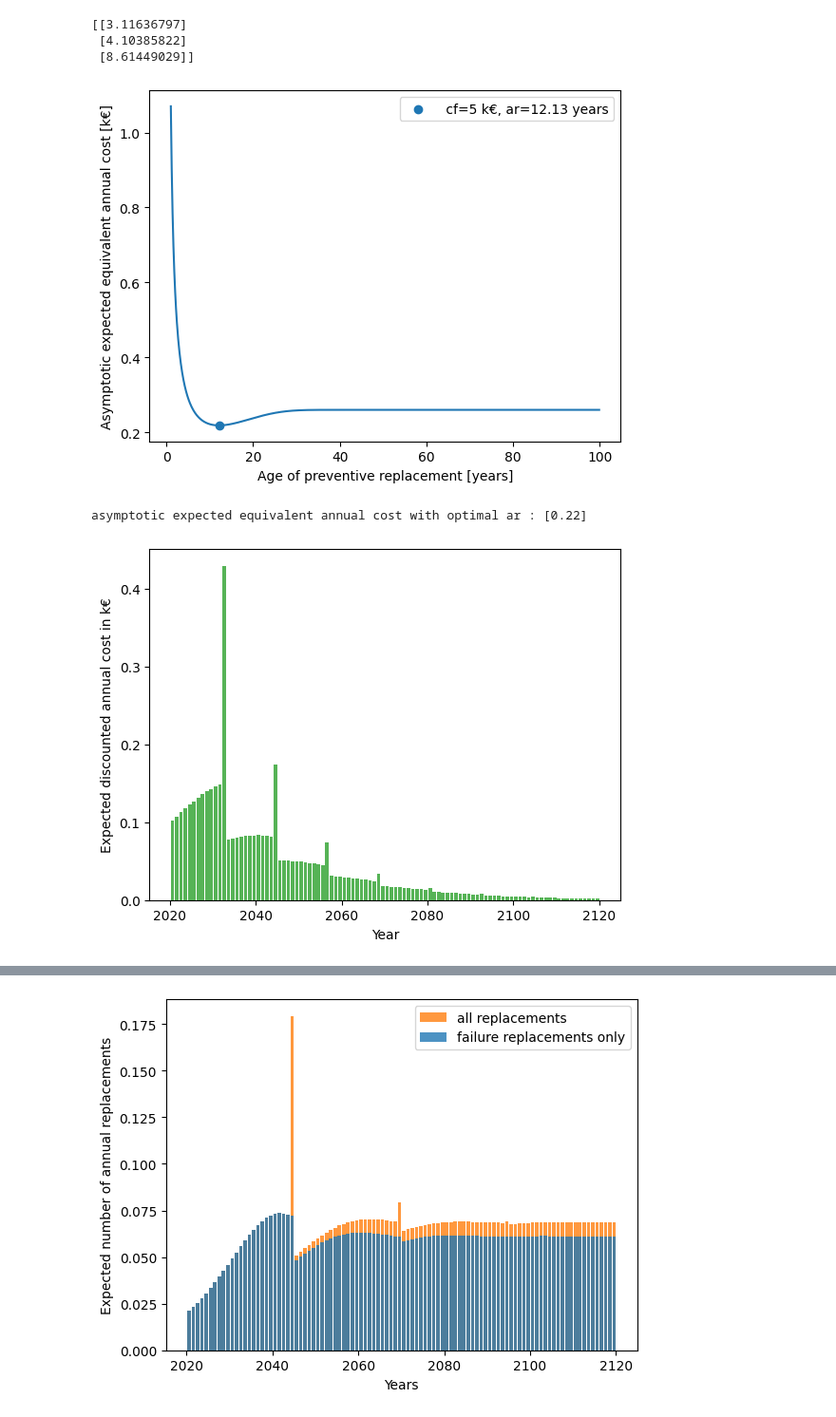
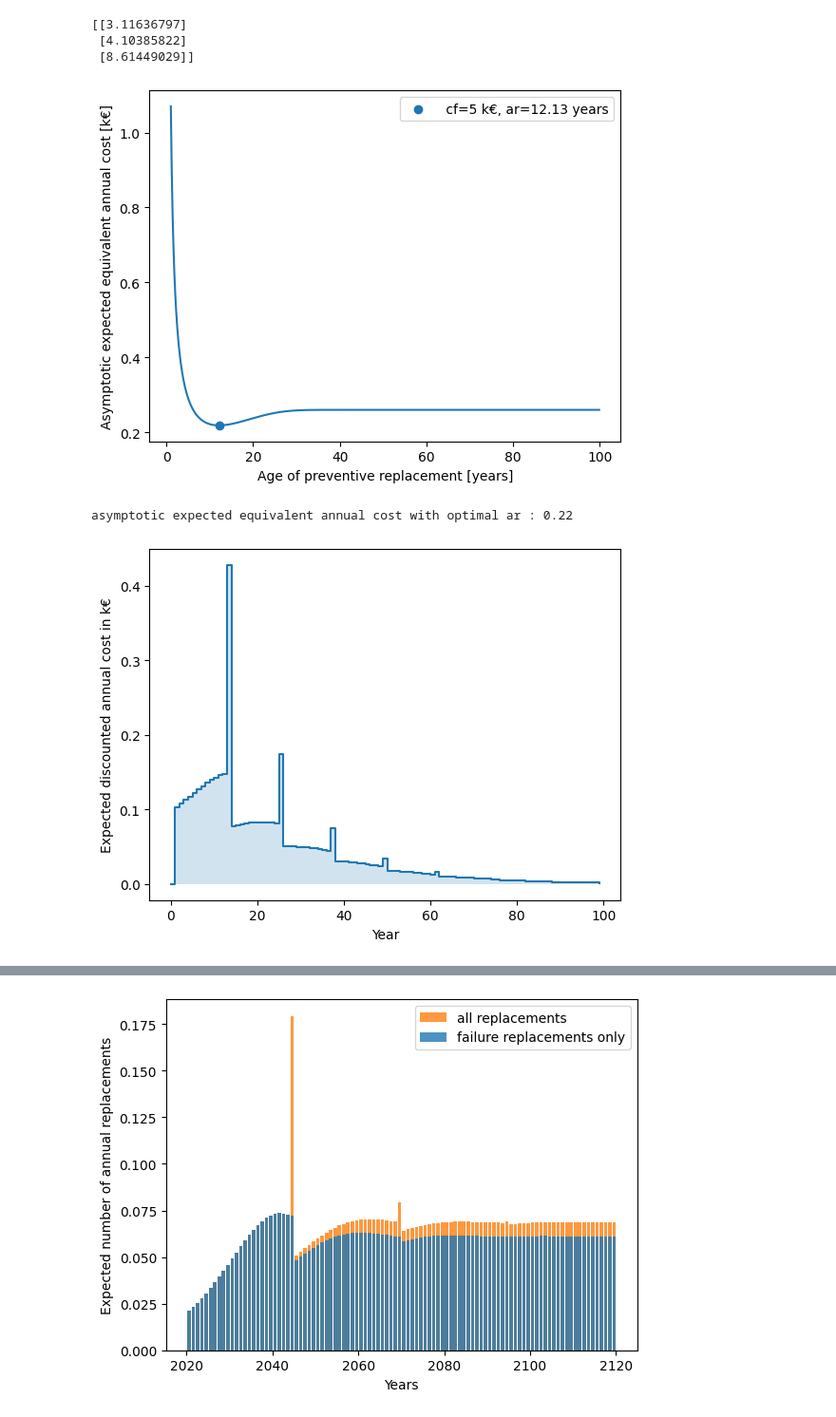
Before and after one commit to rte-france/relife, a Jupyter notebook: doc/source/user_guide/demo_financial_analysis.ipynb, the cells around one changed output, grey strips where cells are left out. Shown at 95% size. Drawn from its saved outputs; the diff is of its cells as text; code cells hidden in the pictures.

```diff
--- a/doc/source/user_guide/demo_financial_analysis.ipynb
+++ b/doc/source/user_guide/demo_financial_analysis.ipynb
@@ -57,38 +56,38 @@ print(optimal_ar)
  [4.10385822]
  [8.61449029]]
 # %%
+cf = 5
 cp = 1
-cf = 5
+costs= {"cf" :cf, "cp" :cp}
 discounting_rate = 0.05
+ar = np.arange(1, 100, 0.1)
+nb_assets = ar.shape[0]
 
-ar = np.arange(1, 100, 0.1).reshape(-1, 1)  # range of ar
-za = AgeReplacementPolicy(
-    distrib, cf=cf, cp=cp, ar=ar, discounting_rate=discounting_rate, nb_assets=ar.shape[0]
-).asymptotic_expected_equivalent_annual_cost()
-ar_policy = AgeReplacementPolicy(distrib, cf=cf, cp=cp, discounting_rate=discounting_rate).fit()
+parametrized_ar_policy = renewal_policy(model, costs=costs, ar=ar, discounting_rate=discounting_rate, nb_assets=nb_assets)
+za = parametrized_ar_policy.asymptotic_expected_equivalent_annual_cost()
+
+ar_policy = renewal_policy(model, costs=costs, discounting_rate=discounting_rate, nb_assets=1).optimize()
 ar_opt = ar_policy.ar  # optimal ar
 za_opt = ar_policy.asymptotic_expected_equivalent_annual_cost()
 plt.plot(ar, za)
-plt.scatter(ar_opt, za_opt, label=f" cf={cf} k€, ar={np.round(ar_opt, 2)[0]} years")
+plt.scatter(ar_opt, za_opt, label=f" cf={cf} k€, ar={np.round(ar_opt, 2).item()} years")
 plt.xlabel("Age of preventive replacement [years]")
 plt.ylabel("Asymptotic expected equivalent annual cost [k€]")
 plt.legend()
 plt.show()
-print("asymptotic expected equivalent annual cost with optimal ar :", np.round(za_opt, 2)[0])
+print("asymptotic expected equivalent annual cost with optimal ar :", np.round(za_opt, 2))
 # %% [output]
 [figure]
-asymptotic expected equivalent annual cost with optimal ar : [0.22]
+asymptotic expected equivalent annual cost with optimal ar : 0.22
-# %%
-dt = 0.5
-step = int(1 / dt)
-t = np.arange(0, 100 + dt, dt)
-z = ar_policy.expected_total_cost(t)
-y = t[::step][1:]
-q = np.diff(z[::step])
-plt.bar(2020 + y, q, align="edge", width=-0.8, alpha=0.8, color="C2")
-plt.xlabel("Year")
-plt.ylabel("Expected discounted annual cost in k€")
-plt.show()
-# %% [output]
-[figure, removed]
+# %%
+timeline = np.arange(0, 100, 1)
+cumul_total_cost = ar_policy.expected_total_cost(timeline)
+total_cost_per_year = np.diff(cumul_total_cost, prepend=0)
+plt.plot(timeline, total_cost_per_year, drawstyle="steps-post")
+plt.fill_between(timeline, total_cost_per_year, where=total_cost_per_year >= 0, step="post", alpha=0.2)
+plt.xlabel("Year")
+plt.ylabel("Expected discounted annual cost in k€")
+plt.show()
+# %% [output]
+[figure, added]
 # %%
```
Also changed, not shown: parts of 10 cells of this notebook, 47 other files.
